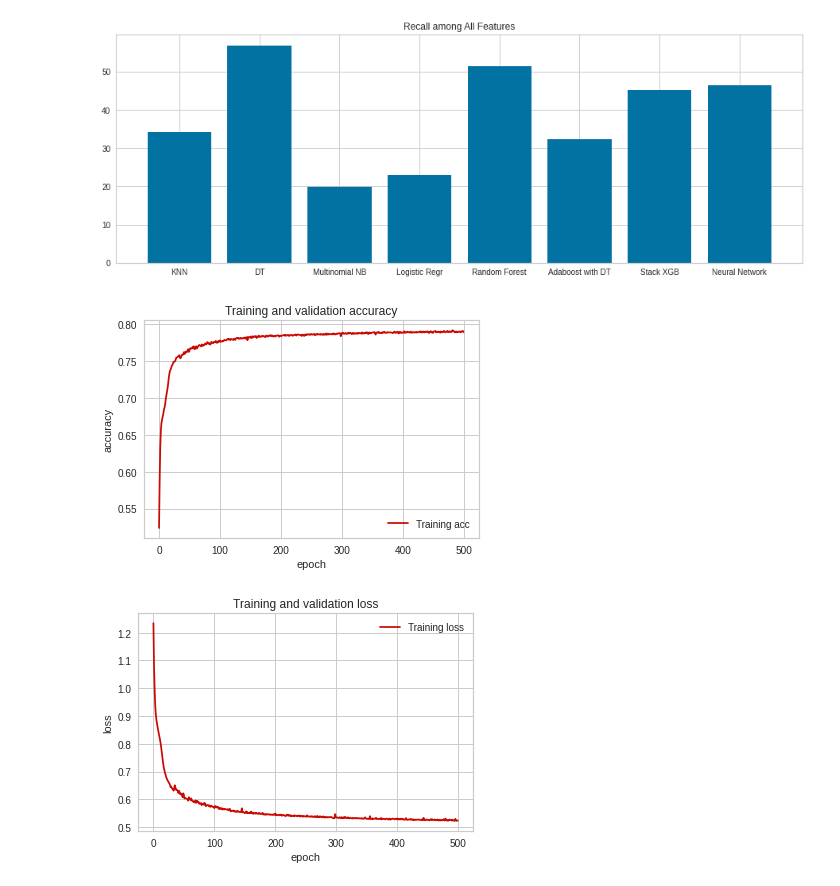
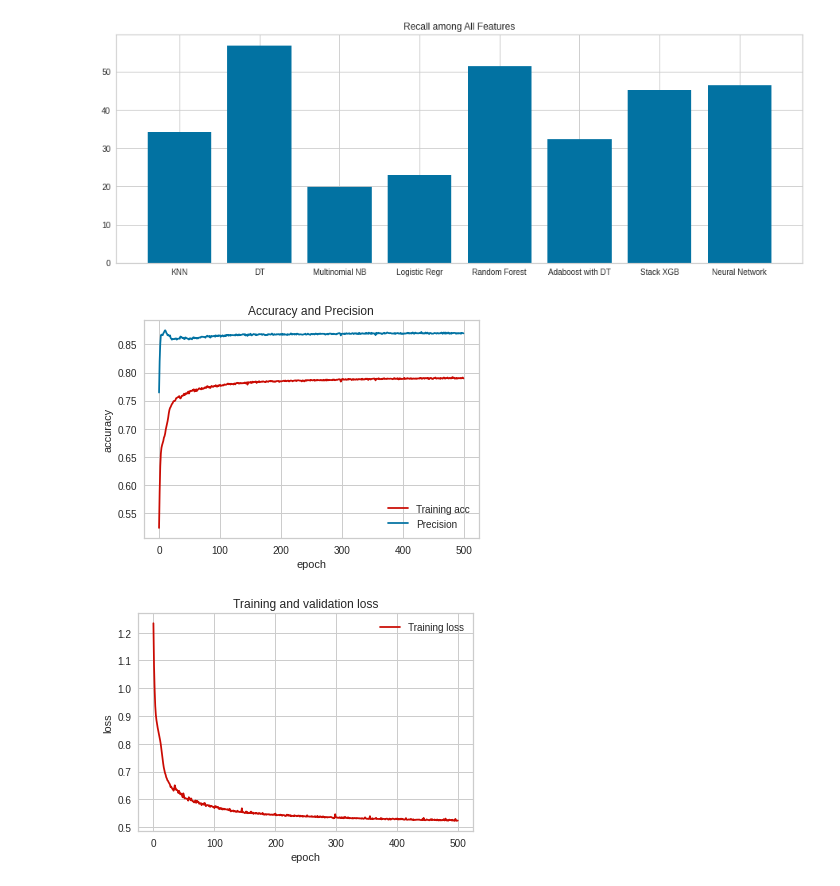
Before and after one commit to ishaak15/UNSW-IDS-Feature-Selection, a Jupyter notebook: Training_and_Testing.ipynb, the cells around one changed output. Drawn from its saved outputs; the diff is of its cells as text; code cells hidden in the pictures.

```diff
--- a/Training_and_Testing.ipynb
+++ b/Training_and_Testing.ipynb
@@ -1723,24 +1723,24 @@ plt.show()
 # %%
 #Graphing our training and validation
 acc_NN_10 = historyNN10.history['accuracy']
-#val_accuracy = historyNN10.history['val_accuracy']
+pre_NN10 = historyNN10.history['precision_m']
 loss_NN_10 = historyNN10.history['loss']
 #val_loss = historyNN10.history['val_loss']
 epochs_NN_10 = range(len(acc_NN_10))
 plt.plot(epochs_NN_10, acc_NN_10, 'r', label='Training acc')
-#plt.plot(epochs, val_accuracy, 'b', label='Validation acc')
-plt.title('Training and validation accuracy')
+plt.plot(epochs_NN_10, pre_NN10, 'b', label='Precision')
+plt.title('Accuracy and Precision')
 plt.ylabel('accuracy')
 plt.xlabel('epoch')
 plt.legend()
 plt.figure()
 plt.plot(epochs_NN_10, loss_NN_10, 'r', label='Training loss')
 #plt.plot(epochs, val_loss, 'b', label='Validation loss')
 plt.title('Training and validation loss')
 plt.ylabel('loss')
 plt.xlabel('epoch')
 plt.legend()
 plt.show()
 # %% [output]
-[figure, old version]
+[figure, new version]
 [figure]
```
Also changed, not shown: parts of 3 cells of this notebook.
